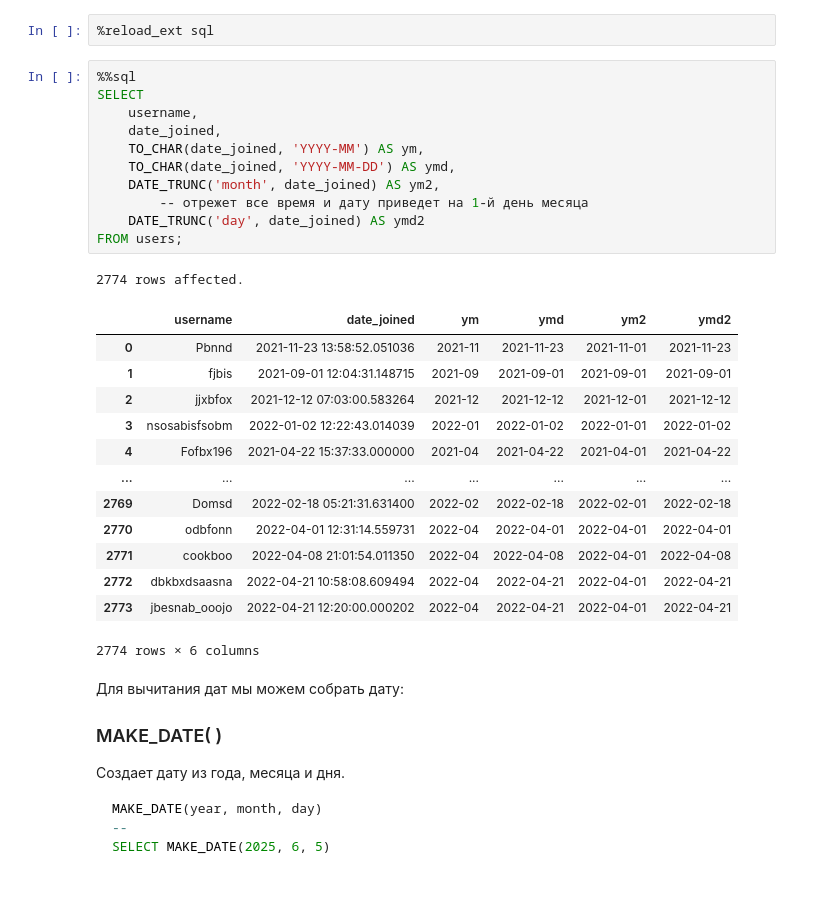
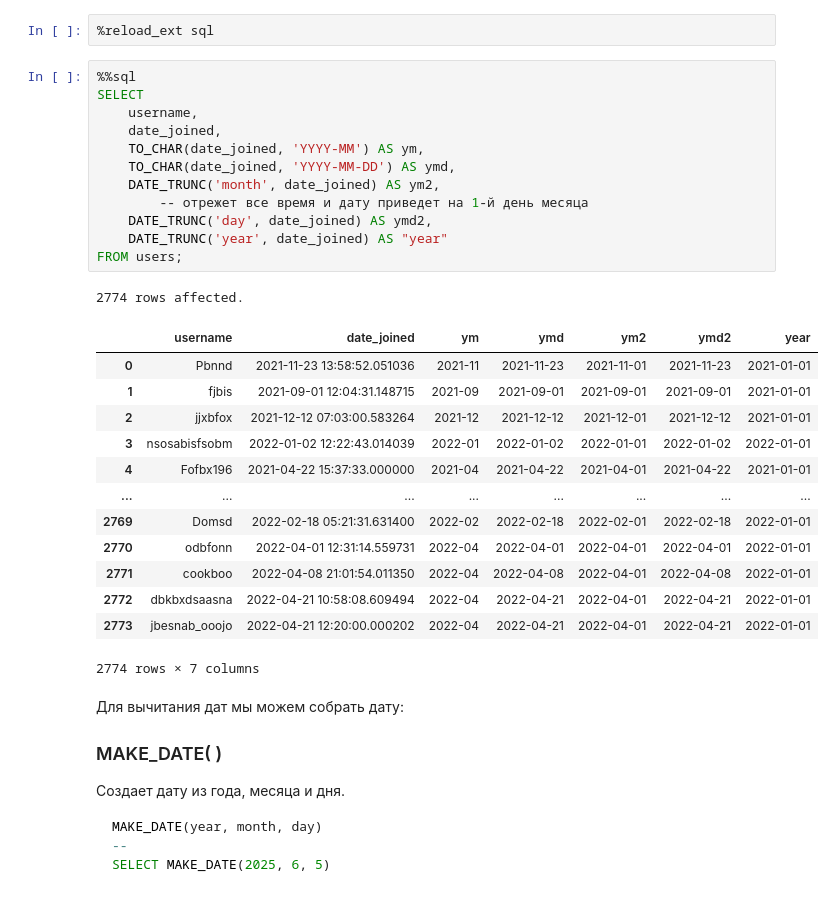
Before and after one commit to magus1968/learning-sql, a Jupyter notebook: docs/appx/simulative.ipynb, the cells around one changed output. Cells and saved outputs as stored; diff of their text form.

```diff
--- a/docs/appx/simulative.ipynb
+++ b/docs/appx/simulative.ipynb
@@ -2204,29 +2407,30 @@ SELECT DATE_TRUNC('month', TIMESTAMP '2023-02-15')
 # %%
 %%sql
 SELECT
     username,
     date_joined,
     TO_CHAR(date_joined, 'YYYY-MM') AS ym,
     TO_CHAR(date_joined, 'YYYY-MM-DD') AS ymd,
     DATE_TRUNC('month', date_joined) AS ym2,
         -- отрежет все время и дату приведет на 1-й день месяца
-    DATE_TRUNC('day', date_joined) AS ymd2
+    DATE_TRUNC('day', date_joined) AS ymd2,
+    DATE_TRUNC('year', date_joined) AS "year"
 FROM users;
 # %% [output]
 2774 rows affected.
-|  | username | date_joined | ym | ymd | ym2 | ymd2 |
-| 0 | Pbnnd | 2021-11-23 13:58:52.051036 | 2021-11 | 2021-11-23 | 2021-11-01 | 2021-11-23 |
-| 1 | fjbis | 2021-09-01 12:04:31.148715 | 2021-09 | 2021-09-01 | 2021-09-01 | 2021-09-01 |
-| 2 | jjxbfox | 2021-12-12 07:03:00.583264 | 2021-12 | 2021-12-12 | 2021-12-01 | 2021-12-12 |
-| 3 | nsosabisfsobm | 2022-01-02 12:22:43.014039 | 2022-01 | 2022-01-02 | 2022-01-01 | 2022-01-02 |
-| 4 | Fofbx196 | 2021-04-22 15:37:33.000000 | 2021-04 | 2021-04-22 | 2021-04-01 | 2021-04-22 |
-| ... | ... | ... | ... | ... | ... | ... |
-| 2769 | Domsd | 2022-02-18 05:21:31.631400 | 2022-02 | 2022-02-18 | 2022-02-01 | 2022-02-18 |
-| 2770 | odbfonn | 2022-04-01 12:31:14.559731 | 2022-04 | 2022-04-01 | 2022-04-01 | 2022-04-01 |
-| 2771 | cookboo | 2022-04-08 21:01:54.011350 | 2022-04 | 2022-04-08 | 2022-04-01 | 2022-04-08 |
-| 2772 | dbkbxdsaasna | 2022-04-21 10:58:08.609494 | 2022-04 | 2022-04-21 | 2022-04-01 | 2022-04-21 |
-| 2773 | jbesnab_ooojo | 2022-04-21 12:20:00.000202 | 2022-04 | 2022-04-21 | 2022-04-01 | 2022-04-21 |
+|  | username | date_joined | ym | ymd | ym2 | ymd2 | year |
+| 0 | Pbnnd | 2021-11-23 13:58:52.051036 | 2021-11 | 2021-11-23 | 2021-11-01 | 2021-11-23 | 2021-01-01 |
+| 1 | fjbis | 2021-09-01 12:04:31.148715 | 2021-09 | 2021-09-01 | 2021-09-01 | 2021-09-01 | 2021-01-01 |
+| 2 | jjxbfox | 2021-12-12 07:03:00.583264 | 2021-12 | 2021-12-12 | 2021-12-01 | 2021-12-12 | 2021-01-01 |
+| 3 | nsosabisfsobm | 2022-01-02 12:22:43.014039 | 2022-01 | 2022-01-02 | 2022-01-01 | 2022-01-02 | 2022-01-01 |
+| 4 | Fofbx196 | 2021-04-22 15:37:33.000000 | 2021-04 | 2021-04-22 | 2021-04-01 | 2021-04-22 | 2021-01-01 |
+| ... | ... | ... | ... | ... | ... | ... | ... |
+| 2769 | Domsd | 2022-02-18 05:21:31.631400 | 2022-02 | 2022-02-18 | 2022-02-01 | 2022-02-18 | 2022-01-01 |
+| 2770 | odbfonn | 2022-04-01 12:31:14.559731 | 2022-04 | 2022-04-01 | 2022-04-01 | 2022-04-01 | 2022-01-01 |
+| 2771 | cookboo | 2022-04-08 21:01:54.011350 | 2022-04 | 2022-04-08 | 2022-04-01 | 2022-04-08 | 2022-01-01 |
+| 2772 | dbkbxdsaasna | 2022-04-21 10:58:08.609494 | 2022-04 | 2022-04-21 | 2022-04-01 | 2022-04-21 | 2022-01-01 |
+| 2773 | jbesnab_ooojo | 2022-04-21 12:20:00.000202 | 2022-04 | 2022-04-21 | 2022-04-01 | 2022-04-21 | 2022-01-01 |
-2774 rows × 6 columns
+2774 rows × 7 columns
 # %% [markdown]
 Для вычитания дат мы можем собрать дату:
 
```
Also changed, not shown: parts of 22 cells of this notebook, 2 other files.
